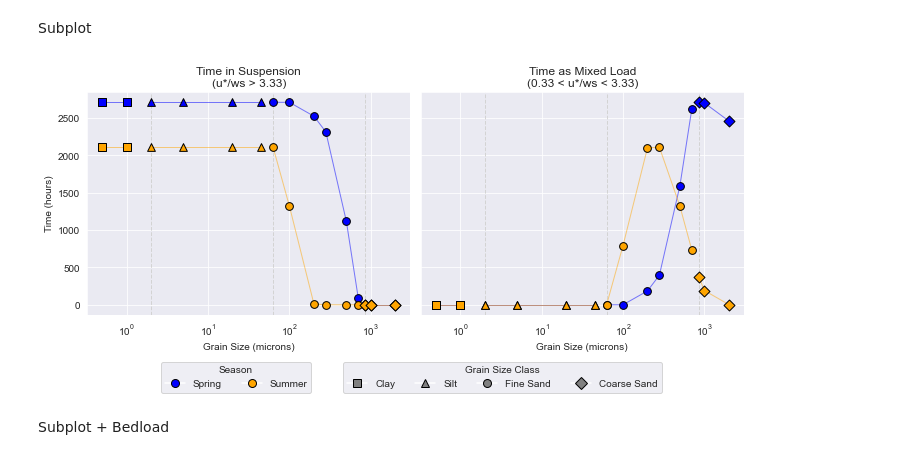
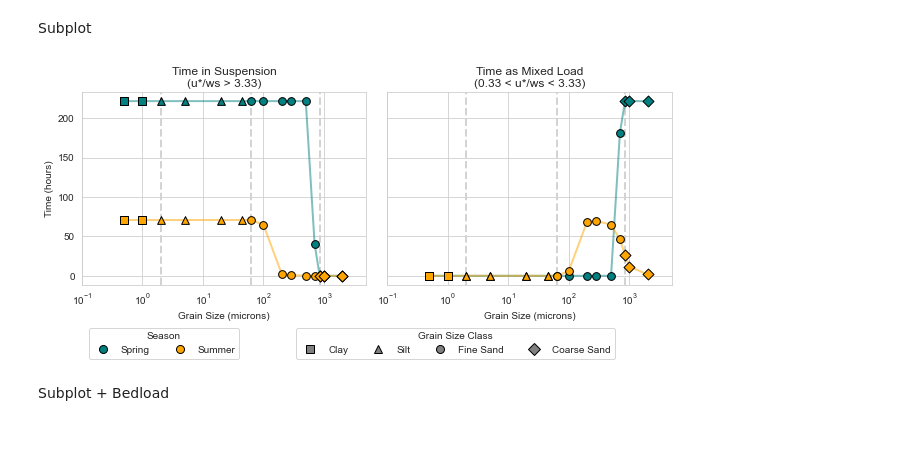
Before and after one commit to nicole-hucke/sediment_trap_paper, a Jupyter notebook: data_analysis/modes_of_transport/modes_of_transport_analysis.ipynb, the cells around one changed output. Cells and saved outputs as stored; diff of their text form; code cells hidden in the pictures.

```diff
--- a/data_analysis/modes_of_transport/modes_of_transport_analysis.ipynb
+++ b/data_analysis/modes_of_transport/modes_of_transport_analysis.ipynb
@@ -9,9 +9,12 @@ import seaborn as sns
 
 # read in the data, parse the dates, and set the index
 df = pd.read_csv('../../data/shear_velocity/shear_velocity_2023.csv', parse_dates=['Date_Time'], index_col='Date_Time')
+vhf_periods = pd.read_csv('../suspension_hyp_averages/exceedance_periods/turb_exceedance_samples.csv', )
 # separate by season
 spring = df['2023-03-01':'2023-06-21'].copy()
 summer = df['2023-06-22':'2023-09-21'].copy()
+spring_periods = vhf_periods[vhf_periods['season'] == 'spring'].copy()
+summer_periods = vhf_periods[vhf_periods['season'] == 'summer'].copy()
 # %% [markdown]
 ### Calculate u*/ws for different grain sizes
 # %% [markdown]
@@ -199,6 +420,11 @@ suspended_spring_times['class'] = suspended_spring_times['size'].apply(classify_
 suspended_summer_times['class'] = suspended_summer_times['size'].apply(classify_grain)
 mixed_spring_times['class'] = mixed_spring_times['size'].apply(classify_grain)
 mixed_summer_times['class'] = mixed_summer_times['size'].apply(classify_grain)
+
+masked_suspended_spring_times['class'] = masked_suspended_spring_times['size'].apply(classify_grain)
+masked_suspended_summer_times['class'] = masked_suspended_summer_times['size'].apply(classify_grain)
+masked_mixed_spring_times['class'] = masked_mixed_spring_times['size'].apply(classify_grain)
+masked_mixed_summer_times['class'] = masked_mixed_summer_times['size'].apply(classify_grain)
 # %% [markdown]
 Spring
 # %%
@@ -569,54 +886,61 @@ plt.show()
 Subplot
 # %%
 # color and marker mapping
-season_colors = {'Spring': 'blue', 'Summer': 'orange'}
+season_colors = {'Spring': 'teal', 'Summer': 'orange'}
 markers = {'Clay': 's', 'Silt': '^', 'Fine Sand': 'o', 'Coarse Sand': 'D'}
+sns.set_style('whitegrid')
 
-fig, axes = plt.subplots(1, 2, figsize=(10, 5), sharey=True)
+fig, axes = plt.subplots(1, 2, figsize=(9, 4.5), sharey=True)
+
+# set the same x-axis limits for all subplots
+x_min = 0.1   # or min grain size in your data
+x_max = 5000  # or max grain size in your data
+for ax in axes:
+    ax.set_xlim(x_min, x_max)
 
 # suspension load plot (left)
 ax = axes[0]
 for boundary in [2, 63, 850]:
-    ax.axvline(x=boundary, color='lightgray', linestyle='--', linewidth=1, zorder=1)
-subplot_season(ax, suspended_spring_times, 'Spring', season_colors['Spring'], markers)
-subplot_season(ax, suspended_summer_times, 'Summer', season_colors['Summer'], markers)
+    ax.axvline(x=boundary, color='lightgray', linestyle='--', linewidth=2, zorder=1)
+subplot_season(ax, masked_suspended_spring_times, 'Spring', season_colors['Spring'], markers)
+subplot_season(ax, masked_suspended_summer_times, 'Summer', season_colors['Summer'], markers)
 ax.set_xlabel('Grain Size (microns)')
 ax.set_ylabel('Time (hours)')
 ax.set_title('Time in Suspension\n(u*/ws > 3.33)')
 ax.set_xscale('log')
 
 # mixed plot (right)
 ax = axes[1]
 for boundary in [2, 63, 850]:
-    ax.axvline(x=boundary, color='lightgray', linestyle='--', linewidth=1, zorder=1)
-subplot_season(ax, mixed_spring_times, 'Spring', season_colors['Spring'], markers)
-subplot_season(ax, mixed_summer_times, 'Summer', season_colors['Summer'], markers)
+    ax.axvline(x=boundary, color='lightgray', linestyle='--', linewidth=2, zorder=1)
+subplot_season(ax, masked_mixed_spring_times, 'Spring', season_colors['Spring'], markers)
+subplot_season(ax, masked_mixed_summer_times, 'Summer', season_colors['Summer'], markers)
 ax.set_xlabel('Grain Size (microns)')
 ax.set_title('Time as Mixed Load\n(0.33 < u*/ws < 3.33)')
 ax.set_xscale('log')
 
 plt.tight_layout(rect=[0, 0.15, 1, 1])  # leave space at the bottom for legends
 
 # Legends at the bottom
 # season legend (color dots with black edge)
 season_legend = [
     Line2D([0], [0], marker='o', color='w', label=season,
             markerfacecolor=color, markeredgecolor='black', markersize=8)
     for season, color in season_colors.items()
 ]
 # Grain size class legend (gray shapes with black edge)
 class_legend = [
     Line2D([0], [0], marker=marker, color='w', label=grain_class,
             markerfacecolor='gray', markeredgecolor='black', markersize=8)
     for grain_class, marker in markers.items()
 ]
 
 # Add legends below both plots
-fig.legend(handles=season_legend, title='Season', loc='lower center', bbox_to_anchor=(0.28, 0.05), ncol=len(season_legend))
+fig.legend(handles=season_legend, title='Season', loc='lower center', bbox_to_anchor=(0.2, 0.05), ncol=len(season_legend))
 fig.legend(handles=class_legend, title='Grain Size Class', loc='lower center', bbox_to_anchor=(0.65, 0.05), ncol=len(class_legend))
 
 plt.show()
 # %% [output]
-[figure, old version]
+[figure, new version]
 # %% [markdown]
 Subplot + Bedload
```
Also changed, not shown: parts of 40 cells of this notebook, 8 other files.
